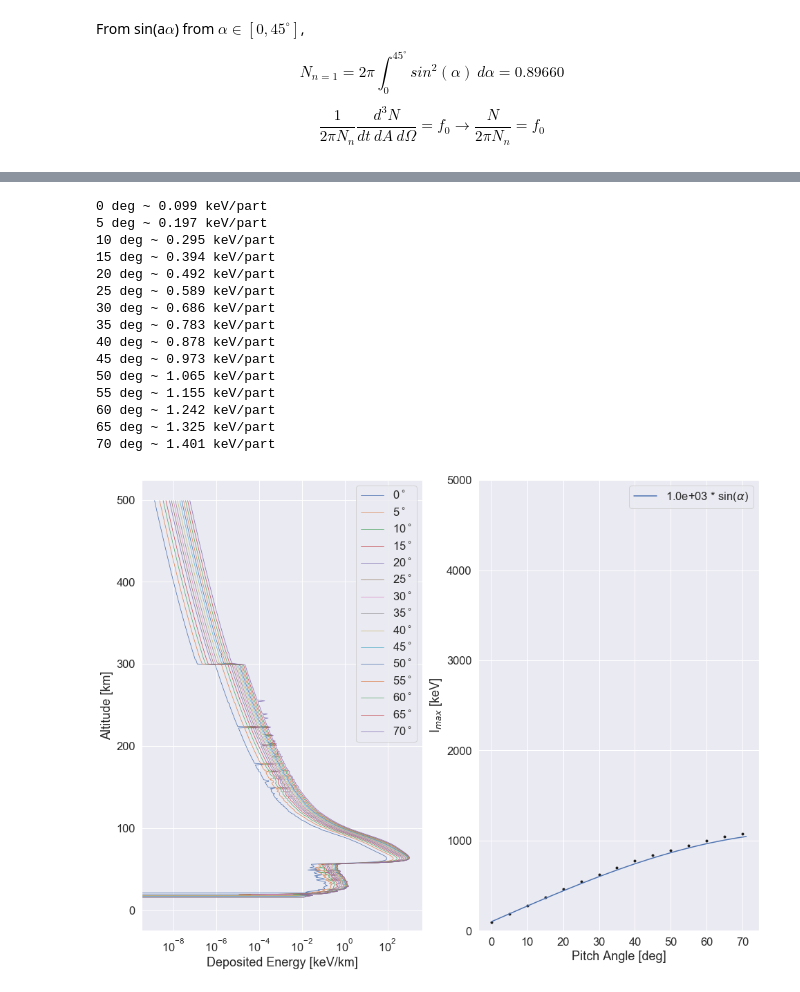
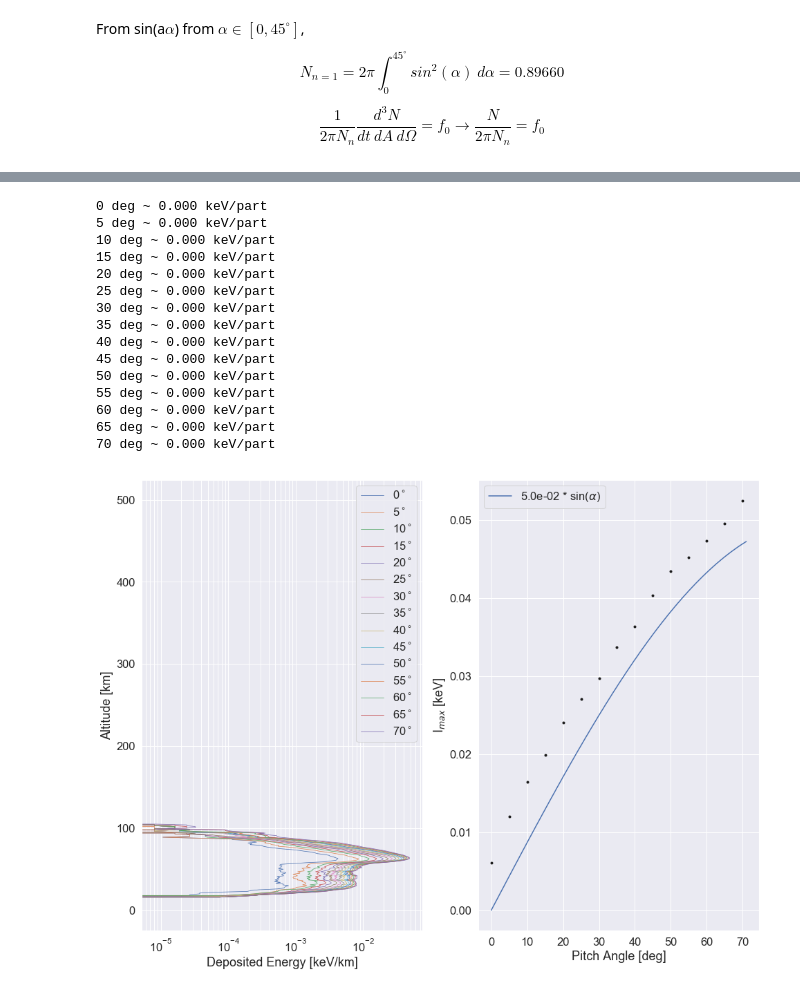
Before and after one commit to GrantBerland/Geant4_Atmospheric_EPP, a Jupyter notebook: analysis/build_table_PAD_test2.ipynb, the cells around one changed output, grey strips where cells are left out. Cells and saved outputs as stored; diff of their text form; code cells hidden in the pictures.

```diff
--- a/analysis/build_table_PAD_test2.ipynb
+++ b/analysis/build_table_PAD_test2.ipynb
@@ -140,57 +202,57 @@ energy = 1000
 
 
 plt.figure(figsize=(16,12)); plt.subplot(1,2,1); plt.grid(True, which='both')
 #for i in [0, 70]:
-for i in range(0, 75, 5):
+for i in range(0, ang_end, 5):
     if i % 5 == 0:
         label = '%.0f$^\circ$' % i
     else:
         label = None
-    plt.semilogx(D_mono[('electron', 'ioni', energy, i)][0], h,
+    plt.semilogx(savgol_filter(D_mono[('photon', 'ioni', energy, i)][0], 5, 0), h,
                  label=label, linewidth=0.75)
 
-    print("%.0f deg ~ %.3f keV/part" % (i, np.sum(D_mono[('electron', 'ioni', energy, i)][0])/1e4))
+    print("%.0f deg ~ %.3f keV/part" % (i, np.sum(D_mono[('photon', 'ioni', energy, i)][0])/1e4))
 
 
 plt.legend();
 #plt.yscale('log')
 #plt.ylim([1e1, 300]);
 #plt.xlim([1e-6, 1e4]);
 plt.ylabel('Altitude [km]');
 plt.xlabel('Deposited Energy [keV/km]');
 
 plt.subplot(1,2,2); plt.grid(True, which='both');
 
-for i in range(0,75,5):
-    plt.plot(i, np.max(D_mono[('electron', 'ioni', energy, i)][0]), 'k.')
+for i in range(0,ang_end,5):
+    plt.plot(i, np.max(D_mono[('photon', 'ioni', energy, i)][0]), 'k.')
 
 
-coef = 1e3
-plt.plot(range(0, 72), 100+coef*np.sin(np.deg2rad(range(0, 72))), label=r'%.1e * sin($\alpha$)' % coef)
+coef = 0.5e-1
+plt.plot(range(0, 72), coef*np.sin(np.deg2rad(range(0, 72))), label=r'%.1e * sin($\alpha$)' % coef)
 plt.ylabel('I$_{max}$ [keV]');
 plt.xlabel('Pitch Angle [deg]');
 plt.legend();
 
-plt.ylim(0, 5000);
+#plt.ylim(0, 5000);
 #plt.yscale('log');
 #plt.xscale('log');
 # %% [output]
-0 deg ~ 0.099 keV/part
-5 deg ~ 0.197 keV/part
-10 deg ~ 0.295 keV/part
-15 deg ~ 0.394 keV/part
-20 deg ~ 0.492 keV/part
-25 deg ~ 0.589 keV/part
-30 deg ~ 0.686 keV/part
-35 deg ~ 0.783 keV/part
-40 deg ~ 0.878 keV/part
-45 deg ~ 0.973 keV/part
-50 deg ~ 1.065 keV/part
-55 deg ~ 1.155 keV/part
-60 deg ~ 1.242 keV/part
-65 deg ~ 1.325 keV/part
-70 deg ~ 1.401 keV/part
+0 deg ~ 0.000 keV/part
+5 deg ~ 0.000 keV/part
+10 deg ~ 0.000 keV/part
+15 deg ~ 0.000 keV/part
+20 deg ~ 0.000 keV/part
+25 deg ~ 0.000 keV/part
+30 deg ~ 0.000 keV/part
+35 deg ~ 0.000 keV/part
+40 deg ~ 0.000 keV/part
+45 deg ~ 0.000 keV/part
+50 deg ~ 0.000 keV/part
+55 deg ~ 0.000 keV/part
+60 deg ~ 0.000 keV/part
+65 deg ~ 0.000 keV/part
+70 deg ~ 0.000 keV/part
-[figure, old version]
+[figure, new version]
 # %%
 from scipy.signal import savgol_filter
 
```
Also changed, not shown: parts of 6 cells of this notebook, 2 other files.
